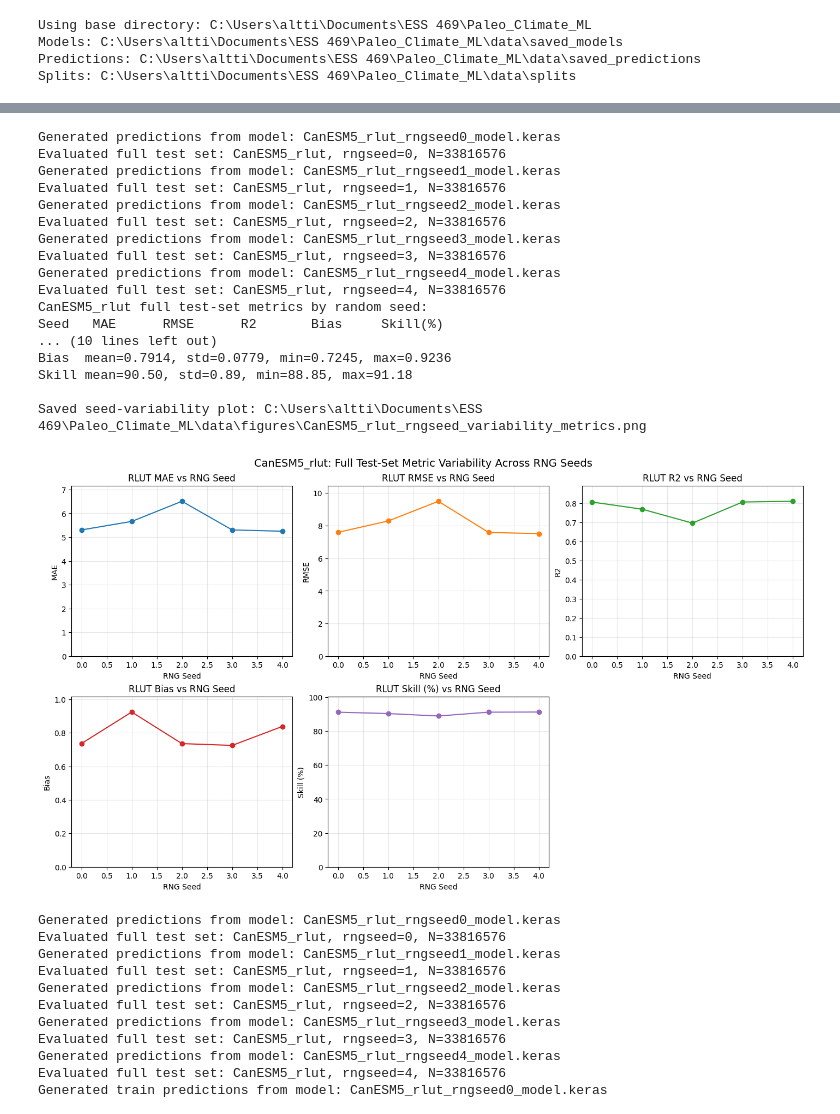
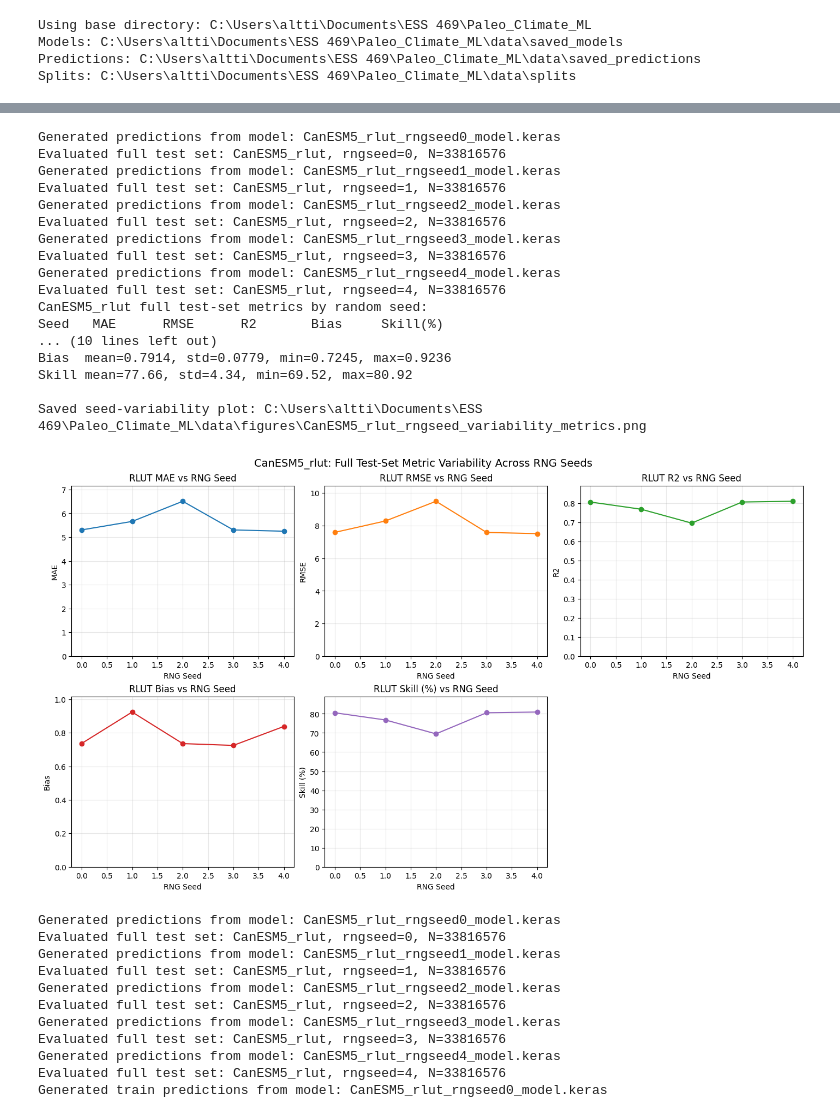
Before and after one commit to UW-MLGEO/Paleo_Climate_ML, a Jupyter notebook: code/notebooks/06_model_evaluation.ipynb, the cells around one changed output, grey strips where cells are left out. Cells and saved outputs as stored; diff of their text form; code cells hidden in the pictures.

```diff
--- a/code/notebooks/06_model_evaluation.ipynb
+++ b/code/notebooks/06_model_evaluation.ipynb
@@ -376,14 +377,14 @@ for seed in seed_list:
 print("CanESM5_rsut full test-set metrics by random seed:")
 print("Seed   MAE      RMSE      R2       Bias     Skill(%)")
 for m in rsut_seed_metrics:
-    print(f"{m['rng_seed']:<5}  {m['MAE']:.4f}   {m['RMSE']:.4f}   {m['R2']:.4f}   {m['Bias']:.4f}   {m['SkillPercent']:.2f}")
+    print(f"{m['rng_seed']:<5}  {m['MAE']:.4f}   {m['RMSE']:.4f}   {m['R2']:.4f}   {m['Bias']:.4f}   {m['SkillPercent MSE']:.2f}")
 
 # Build arrays for plotting and variability summaries
 mae_vals = np.array([m["MAE"] for m in rsut_seed_metrics])
 rmse_vals = np.array([m["RMSE"] for m in rsut_seed_metrics])
 r2_vals = np.array([m["R2"] for m in rsut_seed_metrics])
 bias_vals = np.array([m["Bias"] for m in rsut_seed_metrics])
-skill_vals = np.array([m["SkillPercent"] for m in rsut_seed_metrics])
+skill_vals = np.array([m["SkillPercent MSE"] for m in rsut_seed_metrics])
 
 print("\nVariability summary across seeds (rsut):")
 print(f"MAE   mean={mae_vals.mean():.4f}, std={mae_vals.std(ddof=0):.4f}, min={mae_vals.min():.4f}, max={mae_vals.max():.4f}")
@@ -457,14 +458,14 @@ for seed in seed_list:
 print("CanESM5_rlut full test-set metrics by random seed:")
 print("Seed   MAE      RMSE      R2       Bias     Skill(%)")
 for m in rlut_seed_metrics:
-    print(f"{m['rng_seed']:<5}  {m['MAE']:.4f}   {m['RMSE']:.4f}   {m['R2']:.4f}   {m['Bias']:.4f}   {m['SkillPercent']:.2f}")
+    print(f"{m['rng_seed']:<5}  {m['MAE']:.4f}   {m['RMSE']:.4f}   {m['R2']:.4f}   {m['Bias']:.4f}   {m['SkillPercent MSE']:.2f}")
 
 # Build arrays for plotting and variability summaries
 mae_vals = np.array([m["MAE"] for m in rlut_seed_metrics])
 rmse_vals = np.array([m["RMSE"] for m in rlut_seed_metrics])
 r2_vals = np.array([m["R2"] for m in rlut_seed_metrics])
 bias_vals = np.array([m["Bias"] for m in rlut_seed_metrics])
-skill_vals = np.array([m["SkillPercent"] for m in rlut_seed_metrics])
+skill_vals = np.array([m["SkillPercent MSE"] for m in rlut_seed_metrics])
 
 print("\nVariability summary across seeds (rlut):")
 print(f"MAE   mean={mae_vals.mean():.4f}, std={mae_vals.std(ddof=0):.4f}, min={mae_vals.min():.4f}, max={mae_vals.max():.4f}")
@@ -497,35 +498,35 @@ for i, (vals, label, color) in enumerate(plot_series):
     ax.set_ylabel(label)
     ax.grid(alpha=0.3)
 
 # Hide unused panel
 axs[5].axis("off")
 
 fig.suptitle("CanESM5_rlut: Full Test-Set Metric Variability Across RNG Seeds", fontsize=14)
 
 out_metrics_plot = FIGURES_DIRECTORY / "CanESM5_rlut_rngseed_variability_metrics.png"
 fig.savefig(out_metrics_plot, dpi=250, bbox_inches="tight")
 print(f"\nSaved seed-variability plot: {out_metrics_plot}")
 
 plt.show()
 # %% [output]
 Generated predictions from model: CanESM5_rlut_rngseed0_model.keras
 Evaluated full test set: CanESM5_rlut, rngseed=0, N=33816576
 Generated predictions from model: CanESM5_rlut_rngseed1_model.keras
 Evaluated full test set: CanESM5_rlut, rngseed=1, N=33816576
 Generated predictions from model: CanESM5_rlut_rngseed2_model.keras
 Evaluated full test set: CanESM5_rlut, rngseed=2, N=33816576
 Generated predictions from model: CanESM5_rlut_rngseed3_model.keras
 Evaluated full test set: CanESM5_rlut, rngseed=3, N=33816576
 Generated predictions from model: CanESM5_rlut_rngseed4_model.keras
 Evaluated full test set: CanESM5_rlut, rngseed=4, N=33816576
 CanESM5_rlut full test-set metrics by random seed:
 Seed   MAE      RMSE      R2       Bias     Skill(%)
 ... (10 lines left out)
 Bias  mean=0.7914, std=0.0779, min=0.7245, max=0.9236
-Skill mean=90.50, std=0.89, min=88.85, max=91.18
+Skill mean=77.66, std=4.34, min=69.52, max=80.92
 
 Saved seed-variability plot: C:\Users\altti\Documents\ESS 469\Paleo_Climate_ML\data\figures\CanESM5_rlut_rngseed_variability_metrics.png
-[figure, old version]
+[figure, new version]
 # %%
 # Combined model-comparison dashboard across rngseed0-4
 seed_list = [0, 1, 2, 3, 4]
```
Also changed, not shown: parts of 5 cells of this notebook, 2 other files.
